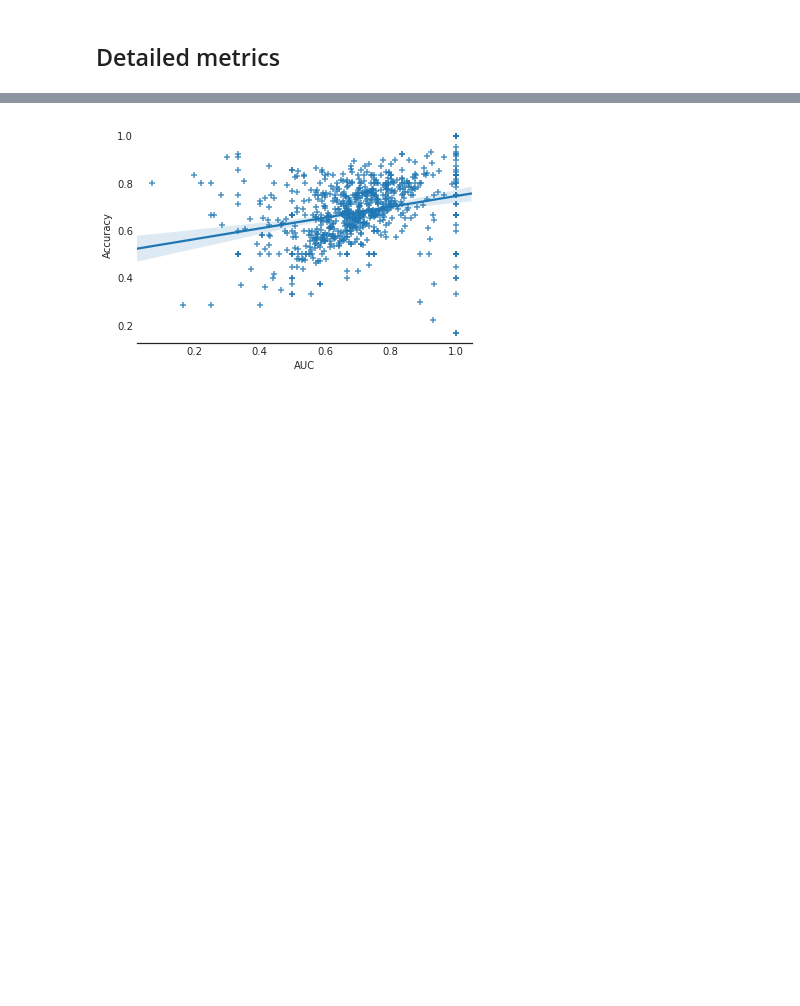
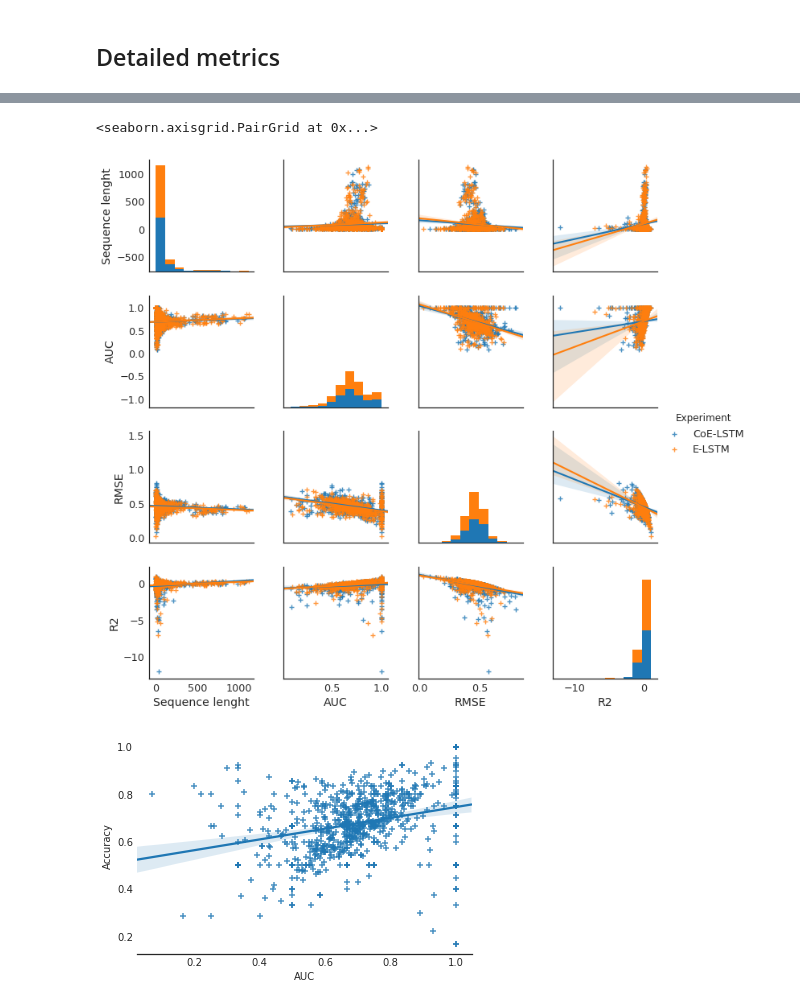
Before and after one commit to mit0110/knowledge_tracing, a Jupyter notebook: notebooks/Experiments 2017.ipynb, the cells around one changed output, grey strips where cells are left out. Saved outputs shown, nothing was run; the diff lists cells and outputs as text; code cells hidden in the pictures; blank space fills up the shorter version.

```diff
--- a/notebooks/Experiments 2017.ipynb
+++ b/notebooks/Experiments 2017.ipynb
@@ -238,3 +238,14 @@ seaborn.pairplot(embedding_metrics[numpy.isfinite(embedding_metrics.AUC)], kind=
+# %%
+embedding_metrics['Experiment'] = 'E-LSTM'
+embedding_metrics2['Experiment'] = 'CoE-LSTM'
+merged = pandas.concat([embedding_metrics2[numpy.isfinite(embedding_metrics2.AUC)],
+                        embedding_metrics[numpy.isfinite(embedding_metrics.AUC)]], ignore_index=True)
+# %%
+seaborn.pairplot(merged[['Sequence lenght', 'AUC', 'RMSE', 'R2', 'Experiment']],
+    kind="reg", markers="+", hue='Experiment')
+# %% [output]
+<seaborn.axisgrid.PairGrid at 0x...>
+[figure, added]
 # %%
 seaborn.regplot(x=embedding_metrics.AUC, y=embedding_metrics.Accuracy, marker="+")
 seaborn.despine(left=True)
```
Also changed, not shown: parts of 8 cells of this notebook, 3 other files.
